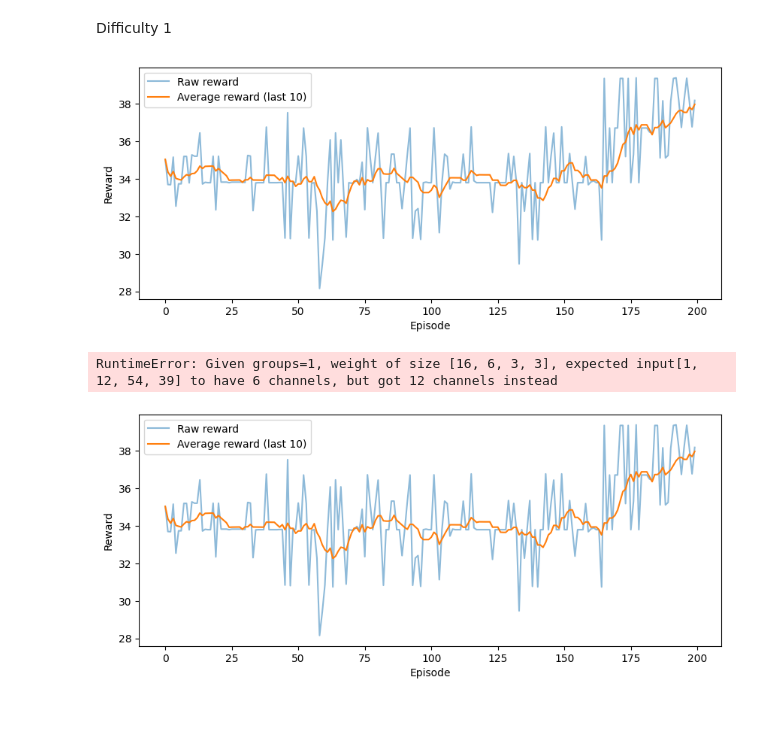
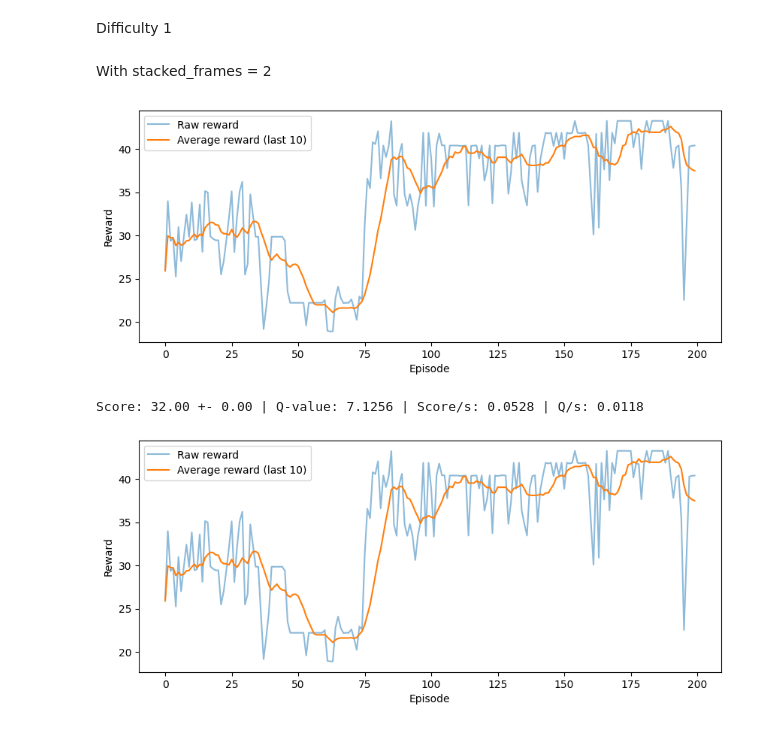
Before and after one commit to rarosilva/DL_Proj2, a Jupyter notebook: tasks/task1.ipynb, the cells around one changed output. Drawn from its saved outputs; the diff is of its cells as text; code cells hidden in the pictures.

```diff
--- a/tasks/task1.ipynb
+++ b/tasks/task1.ipynb
@@ -458,0 +479,8 @@ Score: 29.00 +- 0.00 | Q-value: 5.5157 | Score/s: 0.0417 | Q/s: 0.0079
+# %%
+dqn_2 = DQN(n_frames=2, dropout=0.0).to(device)
+optimizer_2 = optim.RMSprop(dqn_2.parameters(), lr=LR, alpha=0.99, eps=1e-8)
+
+start = time.time()
+train(envs["difficulty_0"], dqn_2, optimizer_2, n_episodes=300, gamma=0.99, n_frames=2, heuristic=heuristic_policy, warmup_pct=0.7, use_huber=True, save_name="model0")
+mean_score, std_score, mean_q, score_per_t, q_per_t = evaluate(envs["difficulty_0"], dqn_2, 2, time.time() - start)
+print(f"Score: {mean_score:.2f} +- {std_score:.2f} | Q-value: {mean_q:.4f} | Score/s: {score_per_t:.4f} | Q/s: {q_per_t:.4f}")
@@ -461,9 +498,11 @@ Difficulty 1
+# %% [markdown]
+With stacked_frames = 2
 # %%
 start = time.time()
-train(envs["difficulty_1"], dqn, optimizer, n_episodes=200, gamma=0.99, n_frames=1, save_name="model1")
-mean_score, std_score, mean_q, score_per_t, q_per_t = evaluate(envs["difficulty_1"], dqn, 1, time.time() - start)
+train(envs["difficulty_1"], dqn_2, optimizer_2, n_episodes=200, gamma=0.99, n_frames=2, use_huber=True, save_name="model1")
+mean_score, std_score, mean_q, score_per_t, q_per_t = evaluate(envs["difficulty_1"], dqn_2, 2, time.time() - start)
 print(f"Score: {mean_score:.2f} +- {std_score:.2f} | Q-value: {mean_q:.4f} | Score/s: {score_per_t:.4f} | Q/s: {q_per_t:.4f}")
 # %% [output]
-[figure, old version]
+[figure, new version]
-RuntimeError: Given groups=1, weight of size [16, 6, 3, 3], expected input[1, 12, 54, 39] to have 6 channels, but got 12 channels instead
+Score: 32.00 +- 0.00 | Q-value: 7.1256 | Score/s: 0.0528 | Q/s: 0.0118
-[figure, old version]
+[figure, new version]
```
Also changed, not shown: parts of 10 cells of this notebook.
